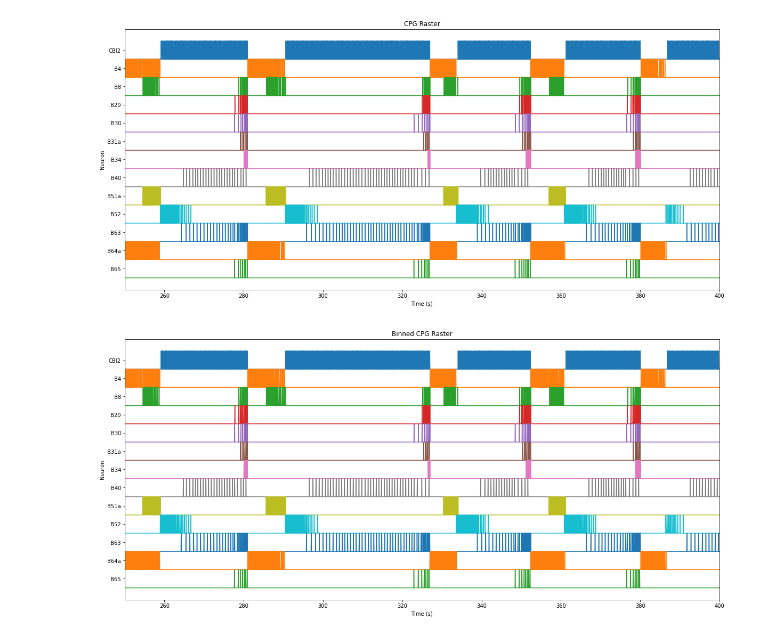
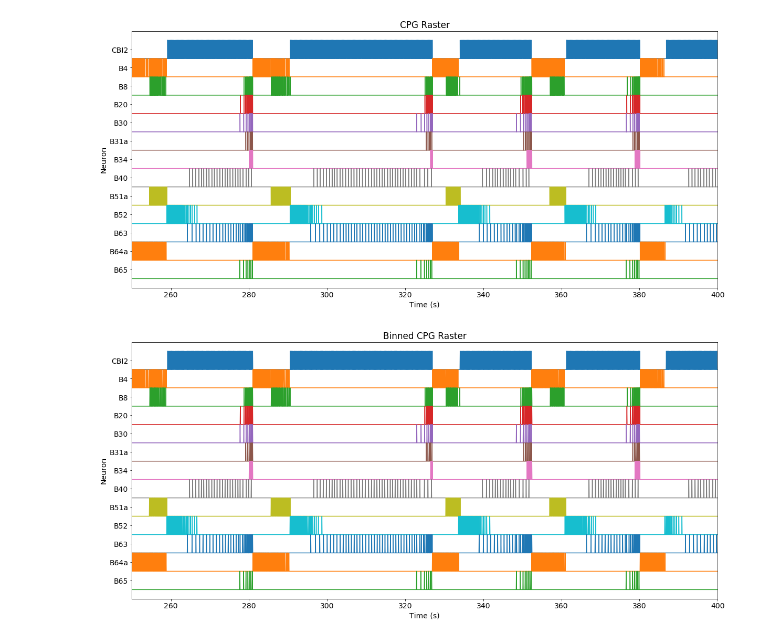
Before and after one commit to jy46/GDI, a Jupyter notebook: gdi_python/cpg.ipynb, the cells around one changed output. Cells and saved outputs as stored; diff of their text form; code cells hidden in the pictures.

```diff
--- a/gdi_python/cpg.ipynb
+++ b/gdi_python/cpg.ipynb
@@ -24,17 +27,18 @@ neuron_names = ["CBI2","B4","B8","B20","B30","B31a","B34","B40",
 # %%
 # PLOT binned_spikes
 f, ax = plt.subplots(figsize=(20, 9));
 for ii in range(binned_spikes.shape[1]):
     plt.plot(time, ii+1.5-binned_spikes[:,ii], label='Neuron = %i'%(ii+1));
 
 plt.xlim((250,400));
 plt.xlabel('Time (s)');
 plt.ylabel('Neuron');
 plt.gca().invert_yaxis();
 plt.yticks(np.arange(binned_spikes.shape[1])+1,neuron_names);
+plt.ylim((14,0))
 plt.title('CPG Raster');
 # %% [output]
-[figure, old version]
+[figure, new version]
 # %%
 # FURTHER BIN SPIKE TIMES
 num_bins = np.ceil(time_max/(bin_width*0.001))
@@ -57,7 +61,8 @@ plt.xlabel('Time (s)');
 plt.ylabel('Neuron');
 plt.gca().invert_yaxis();
 plt.yticks(np.arange(binned_spikes.shape[1])+1,neuron_names);
+plt.ylim((14,0))
 plt.title('Binned CPG Raster');
 # %% [output]
-[figure, old version]
+[figure, new version]
 # %%
```
Also changed, not shown: parts of 8 cells of this notebook.
